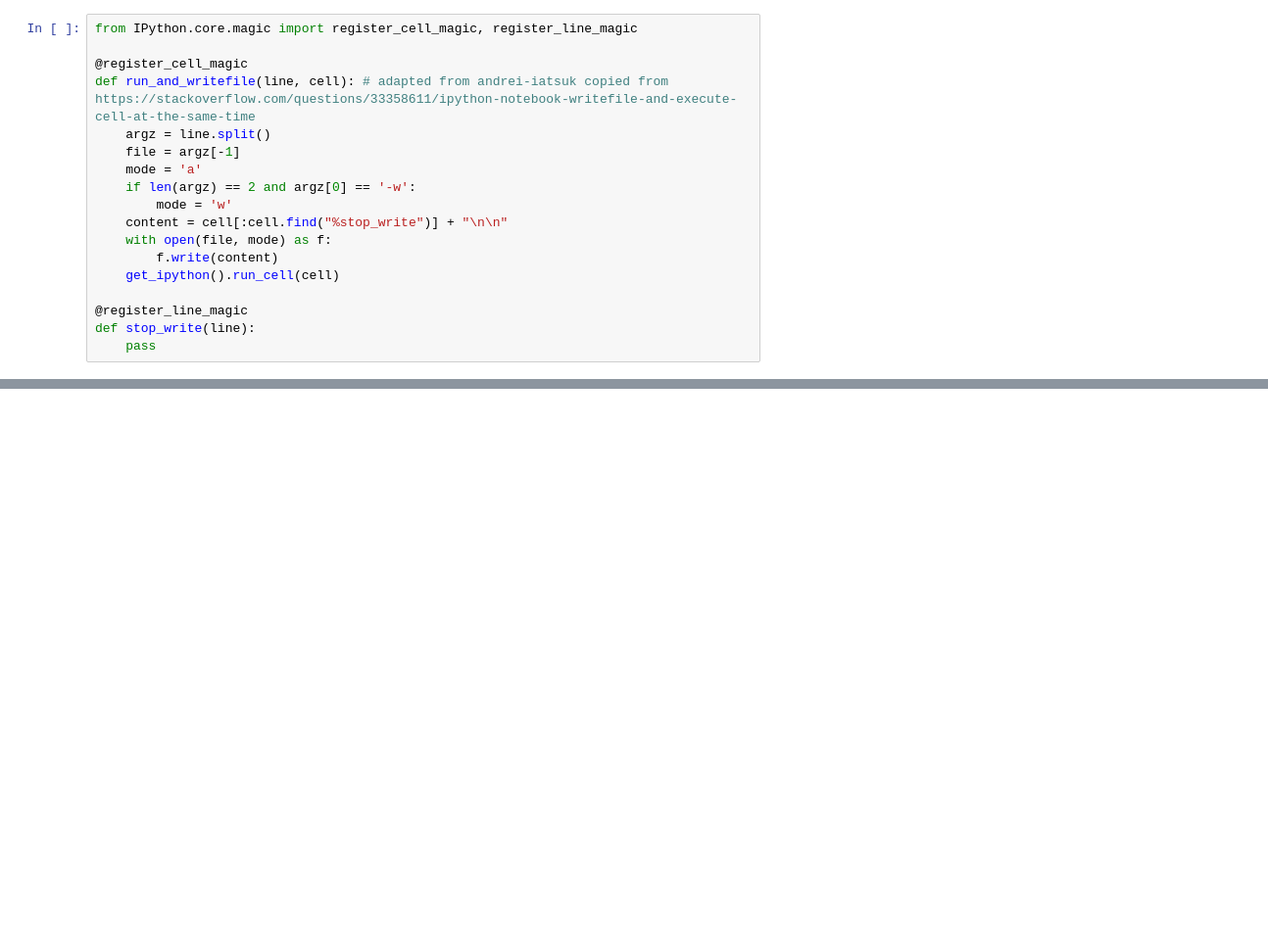
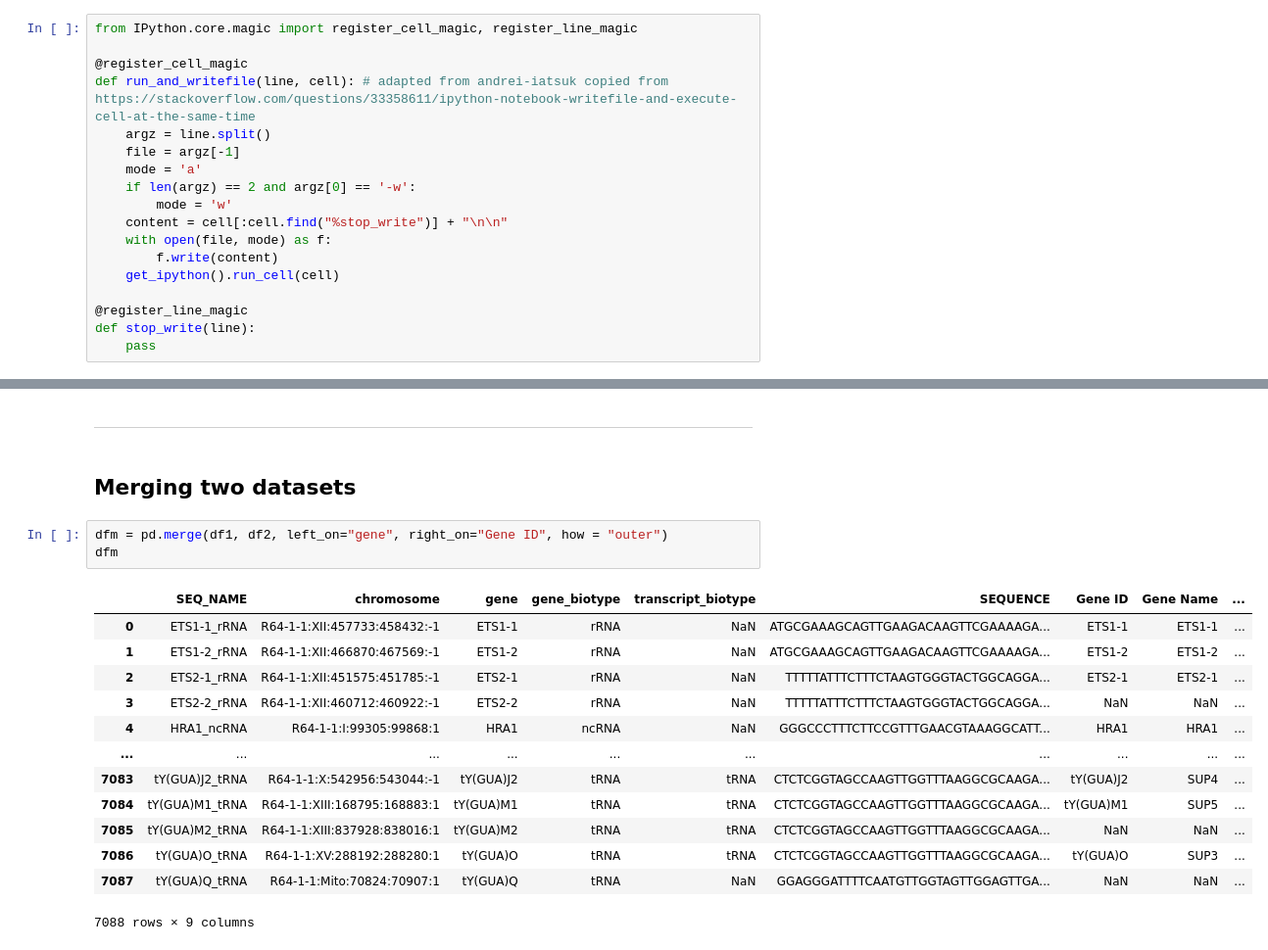
Before and after one commit to Q1vy/iGEM2025-TRAPS-Software-and-Modelling, a Jupyter notebook: sequence_reader.ipynb, the cells around one changed output, grey strips where cells are left out. Shown: that part at 98% size. Saved outputs shown, nothing was run; the diff lists cells and outputs as text; blank space fills up the shorter version.

```diff
--- a/sequence_reader.ipynb
+++ b/sequence_reader.ipynb
@@ -169,0 +120,21 @@ dtype: object
+# %% [markdown]
+------------------------------------
+# %% [markdown]
+## Merging two datasets
+# %%
+dfm = pd.merge(df1, df2, left_on="gene", right_on="Gene ID", how = "outer")
+dfm
+# %% [output]
+|  | SEQ_NAME | chromosome | gene | gene_biotype | transcript_biotype | SEQUENCE | Gene ID | Gene Name | ... |
+| 0 | ETS1-1_rRNA | R64-1-1:XII:457733:458432:-1 | ETS1-1 | rRNA | NaN | ATGCGAAAGCAGTTGAAGACAAGTTCGAAAAGA... | ETS1-1 | ETS1-1 | ... |
+| 1 | ETS1-2_rRNA | R64-1-1:XII:466870:467569:-1 | ETS1-2 | rRNA | NaN | ATGCGAAAGCAGTTGAAGACAAGTTCGAAAAGA... | ETS1-2 | ETS1-2 | ... |
+| 2 | ETS2-1_rRNA | R64-1-1:XII:451575:451785:-1 | ETS2-1 | rRNA | NaN | TTTTTATTTCTTTCTAAGTGGGTACTGGCAGGA... | ETS2-1 | ETS2-1 | ... |
+| 3 | ETS2-2_rRNA | R64-1-1:XII:460712:460922:-1 | ETS2-2 | rRNA | NaN | TTTTTATTTCTTTCTAAGTGGGTACTGGCAGGA... | NaN | NaN | ... |
+| 4 | HRA1_ncRNA | R64-1-1:I:99305:99868:1 | HRA1 | ncRNA | NaN | GGGCCCTTTCTTCCGTTTGAACGTAAAGGCATT... | HRA1 | HRA1 | ... |
+| ... | ... | ... | ... | ... | ... | ... | ... | ... | ... |
+| 7083 | tY(GUA)J2_tRNA | R64-1-1:X:542956:543044:-1 | tY(GUA)J2 | tRNA | tRNA | CTCTCGGTAGCCAAGTTGGTTTAAGGCGCAAGA... | tY(GUA)J2 | SUP4 | ... |
+| 7084 | tY(GUA)M1_tRNA | R64-1-1:XIII:168795:168883:1 | tY(GUA)M1 | tRNA | tRNA | CTCTCGGTAGCCAAGTTGGTTTAAGGCGCAAGA... | tY(GUA)M1 | SUP5 | ... |
+| 7085 | tY(GUA)M2_tRNA | R64-1-1:XIII:837928:838016:1 | tY(GUA)M2 | tRNA | tRNA | CTCTCGGTAGCCAAGTTGGTTTAAGGCGCAAGA... | NaN | NaN | ... |
+| 7086 | tY(GUA)O_tRNA | R64-1-1:XV:288192:288280:1 | tY(GUA)O | tRNA | tRNA | CTCTCGGTAGCCAAGTTGGTTTAAGGCGCAAGA... | tY(GUA)O | SUP3 | ... |
+| 7087 | tY(GUA)Q_tRNA | R64-1-1:Mito:70824:70907:1 | tY(GUA)Q | tRNA | NaN | GGAGGGATTTTCAATGTTGGTAGTTGGAGTTGA... | NaN | NaN | ... |
+7088 rows × 9 columns
```
Also changed, not shown: parts of 19 cells of this notebook, 5 other files.
